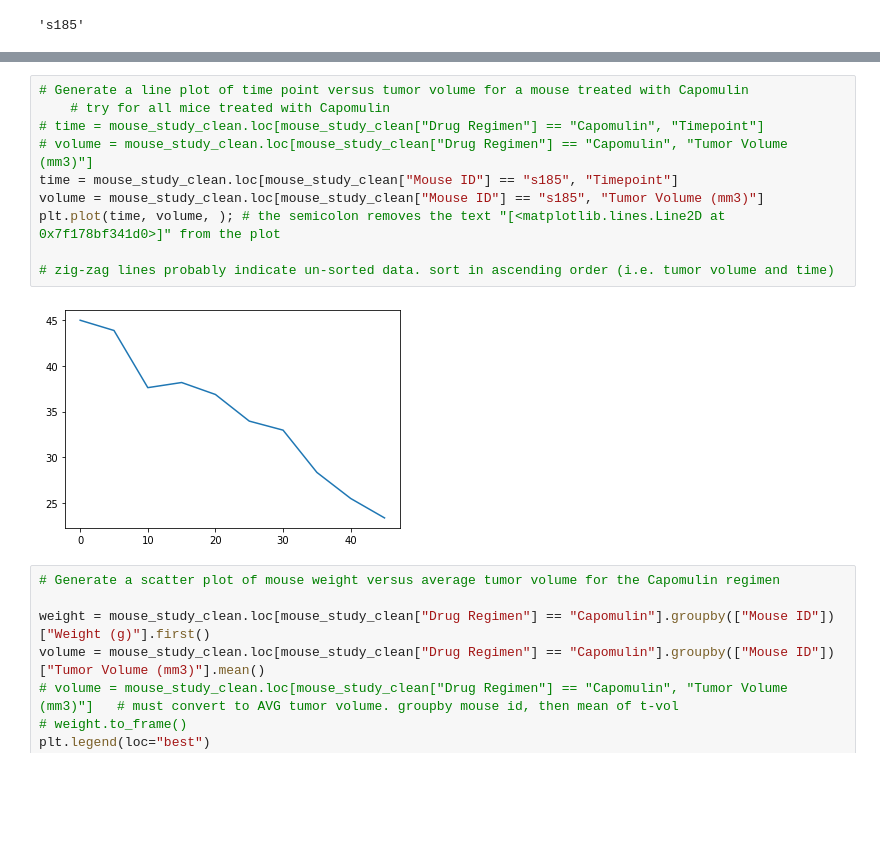
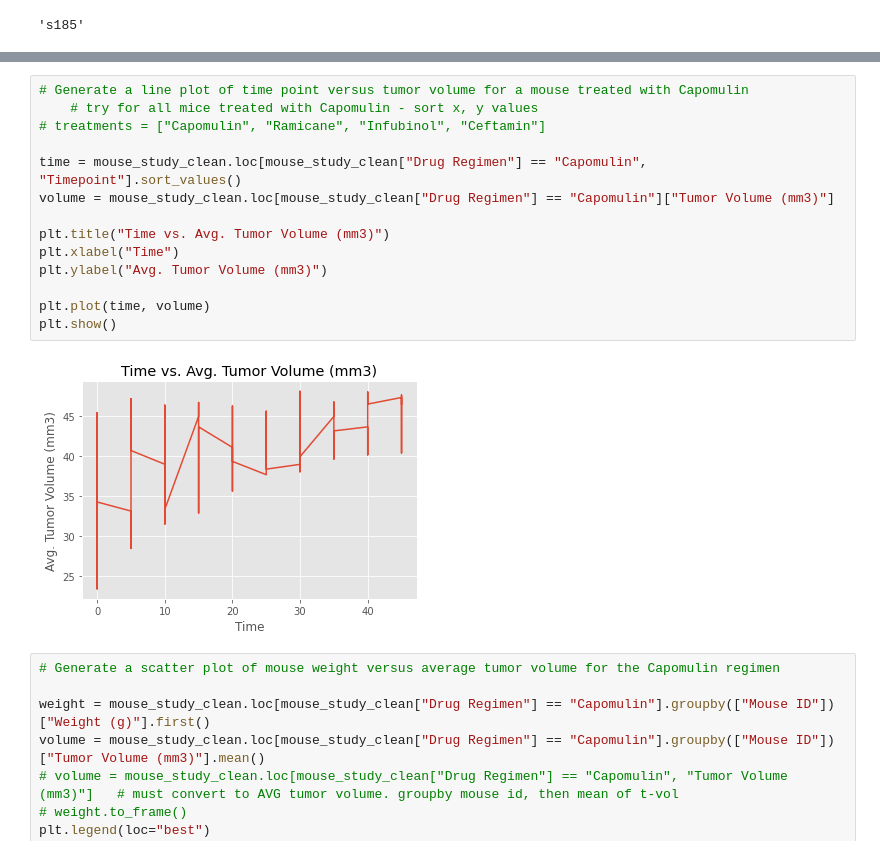
Before and after one commit to DMVance/matplotlib-challenge, a Jupyter notebook: Instructions/Pymaceuticals/pymaceuticals.ipynb, the cells around one changed output, grey strips where cells are left out. Cells and saved outputs as stored; diff of their text form; blank space fills up the shorter version.

```diff
--- a/Instructions/Pymaceuticals/pymaceuticals.ipynb
+++ b/Instructions/Pymaceuticals/pymaceuticals.ipynb
@@ -361,15 +389,19 @@ Capomulin_mouse
 # %%
 # Generate a line plot of time point versus tumor volume for a mouse treated with Capomulin
-    # try for all mice treated with Capomulin
-# time = mouse_study_clean.loc[mouse_study_clean["Drug Regimen"] == "Capomulin", "Timepoint"]
-# volume = mouse_study_clean.loc[mouse_study_clean["Drug Regimen"] == "Capomulin", "Tumor Volume (mm3)"]
-time = mouse_study_clean.loc[mouse_study_clean["Mouse ID"] == "s185", "Timepoint"]
-volume = mouse_study_clean.loc[mouse_study_clean["Mouse ID"] == "s185", "Tumor Volume (mm3)"]
-plt.plot(time, volume, ); # the semicolon removes the text "[<matplotlib.lines.Line2D at 0x7f178bf341d0>]" from the plot
+    # try for all mice treated with Capomulin - sort x, y values
+# treatments = ["Capomulin", "Ramicane", "Infubinol", "Ceftamin"]
 
-# zig-zag lines probably indicate un-sorted data. sort in ascending order (i.e. tumor volume and time)
+time = mouse_study_clean.loc[mouse_study_clean["Drug Regimen"] == "Capomulin", "Timepoint"].sort_values()
+volume = mouse_study_clean.loc[mouse_study_clean["Drug Regimen"] == "Capomulin"]["Tumor Volume (mm3)"]
+
+plt.title("Time vs. Avg. Tumor Volume (mm3)")
+plt.xlabel("Time")
+plt.ylabel("Avg. Tumor Volume (mm3)")
+
+plt.plot(time, volume)
+plt.show()
 # %% [output]
-[figure, old version]
+[figure, new version]
 # %%
 # Generate a scatter plot of mouse weight versus average tumor volume for the Capomulin regimen
 
```
Also changed, not shown: parts of 12 cells of this notebook.
